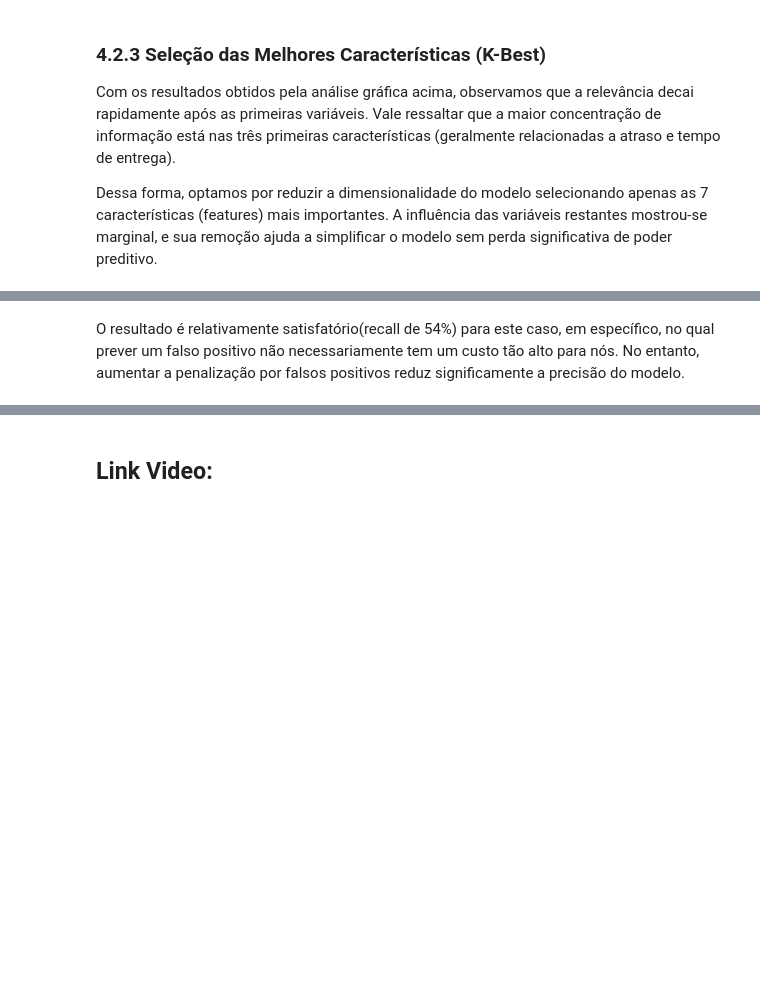
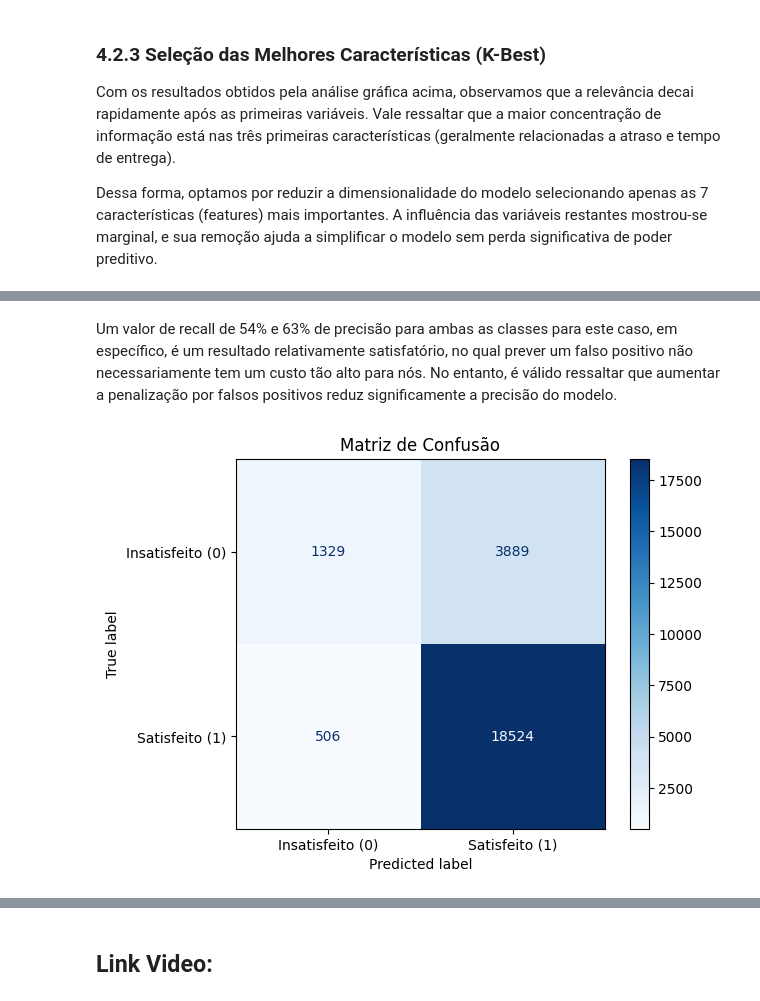
Before and after one commit to mvssilva/ecommerce-review-impact-study, a Jupyter notebook: main.ipynb, the cells around one changed output, grey strips where cells are left out. Saved outputs shown, nothing was run; the diff lists cells and outputs as text; code cells hidden in the pictures; blank space fills up the shorter version.

```diff
--- a/main.ipynb
+++ b/main.ipynb
@@ -503,2 +526,15 @@ print(classification_report(y_test, y_pred_ajustado))
 # %% [markdown]
-O resultado é relativamente satisfatório(recall de 54%) para este caso, em específico, no qual prever um falso positivo não necessariamente tem um custo tão alto para nós. No entanto, aumentar a penalização por falsos positivos reduz significamente a precisão do modelo.
+Um valor de recall de 54% e 63% de precisão para ambas as classes para este caso, em específico, é um resultado relativamente satisfatório, no qual prever um falso positivo não necessariamente tem um custo tão alto para nós. No entanto, é válido ressaltar que aumentar a penalização por falsos positivos reduz significamente a precisão do modelo.
+# %%
+from sklearn.metrics import confusion_matrix, ConfusionMatrixDisplay
+
+# Gera a matriz
+cm = confusion_matrix(y_test, y_pred)
+
+# Plota visualmente
+disp = ConfusionMatrixDisplay(confusion_matrix=cm, display_labels=['Insatisfeito (0)', 'Satisfeito (1)'])
+disp.plot(cmap='Blues')
+plt.title("Matriz de Confusão")
+plt.show()
+# %% [output]
+[figure, added]
```
Also changed, not shown: parts of 12 cells of this notebook.
